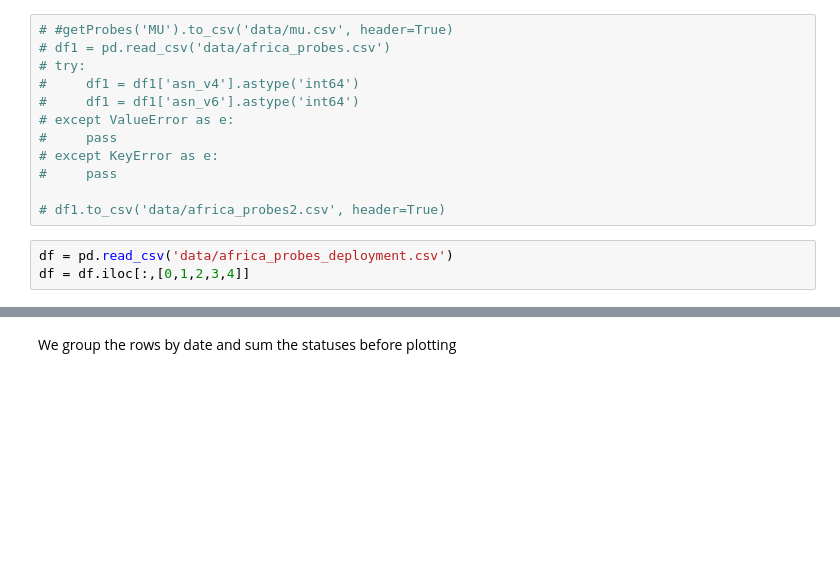
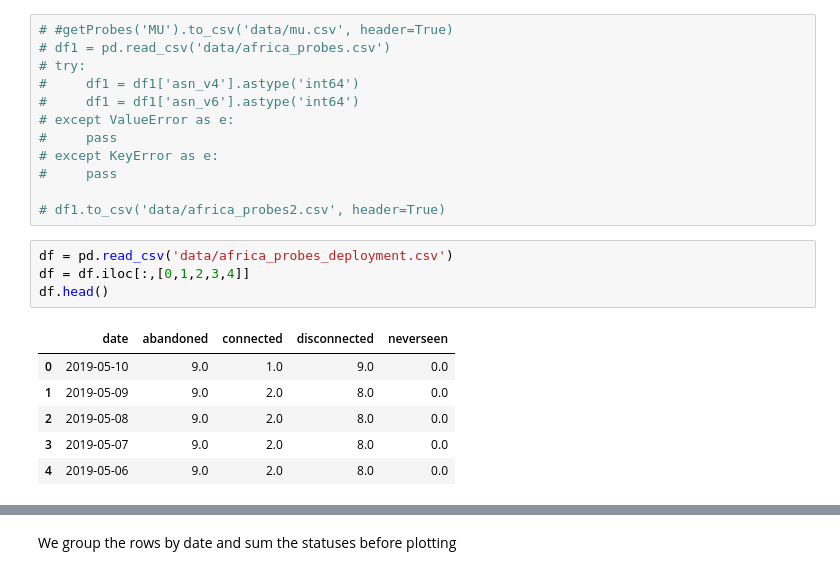
Before and after one commit to AFRINIC-Labs/Africa_Internet_Measurement_Survey, a Jupyter notebook: platforms-africa.ipynb, the cells around one changed output, grey strips where cells are left out. Drawn from its saved outputs; the diff is of its cells as text; blank space fills up the shorter version.

```diff
--- a/platforms-africa.ipynb
+++ b/platforms-africa.ipynb
@@ -110,5 +109,13 @@ def getProbes(cc):
 # %%
 df = pd.read_csv('data/africa_probes_deployment.csv')
 df = df.iloc[:,[0,1,2,3,4]]
+df.head()
+# %% [output]
+|  | date | abandoned | connected | disconnected | neverseen |
+| 0 | 2019-05-10 | 9.0 | 1.0 | 9.0 | 0.0 |
+| 1 | 2019-05-09 | 9.0 | 2.0 | 8.0 | 0.0 |
+| 2 | 2019-05-08 | 9.0 | 2.0 | 8.0 | 0.0 |
+| 3 | 2019-05-07 | 9.0 | 2.0 | 8.0 | 0.0 |
+| 4 | 2019-05-06 | 9.0 | 2.0 | 8.0 | 0.0 |
 # %%
 df_agg = df.groupby(['date'])['neverseen', 'abandoned','connected','disconnected'].sum().reset_index()
```
Also changed, not shown: parts of 10 cells of this notebook, 4 other files.
